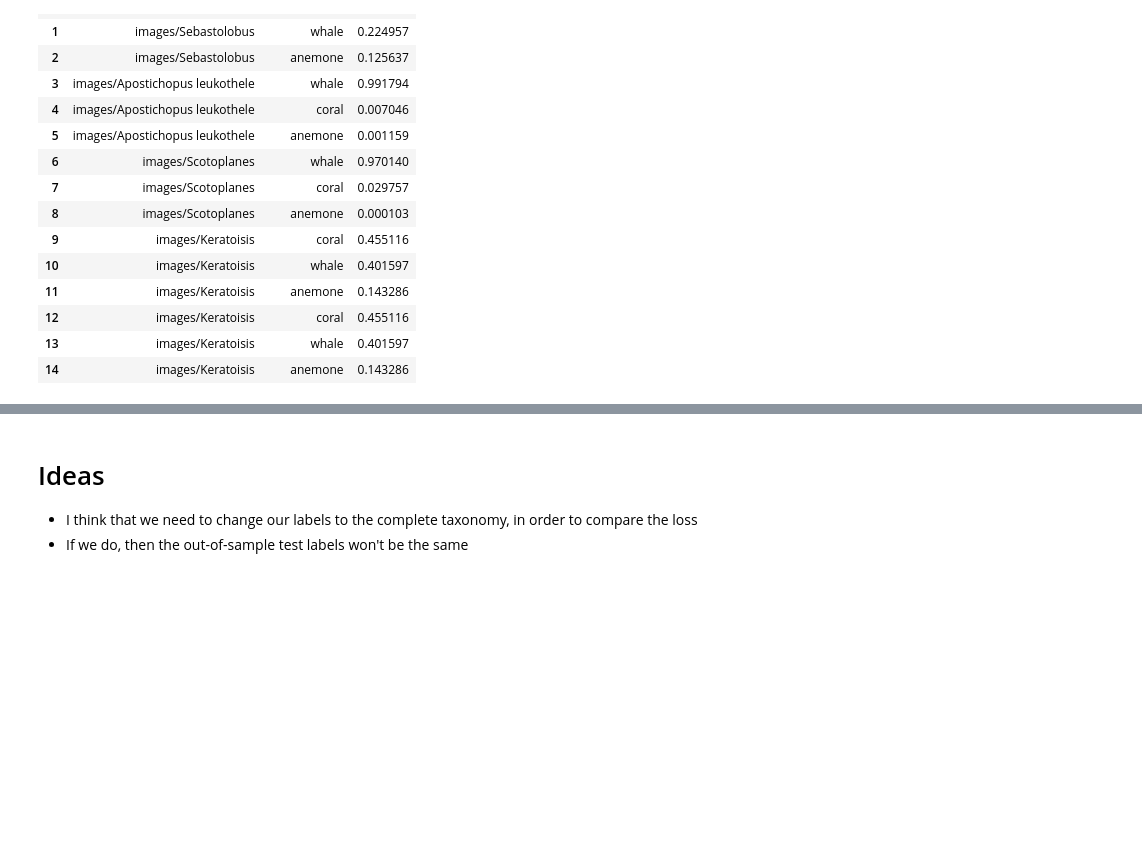
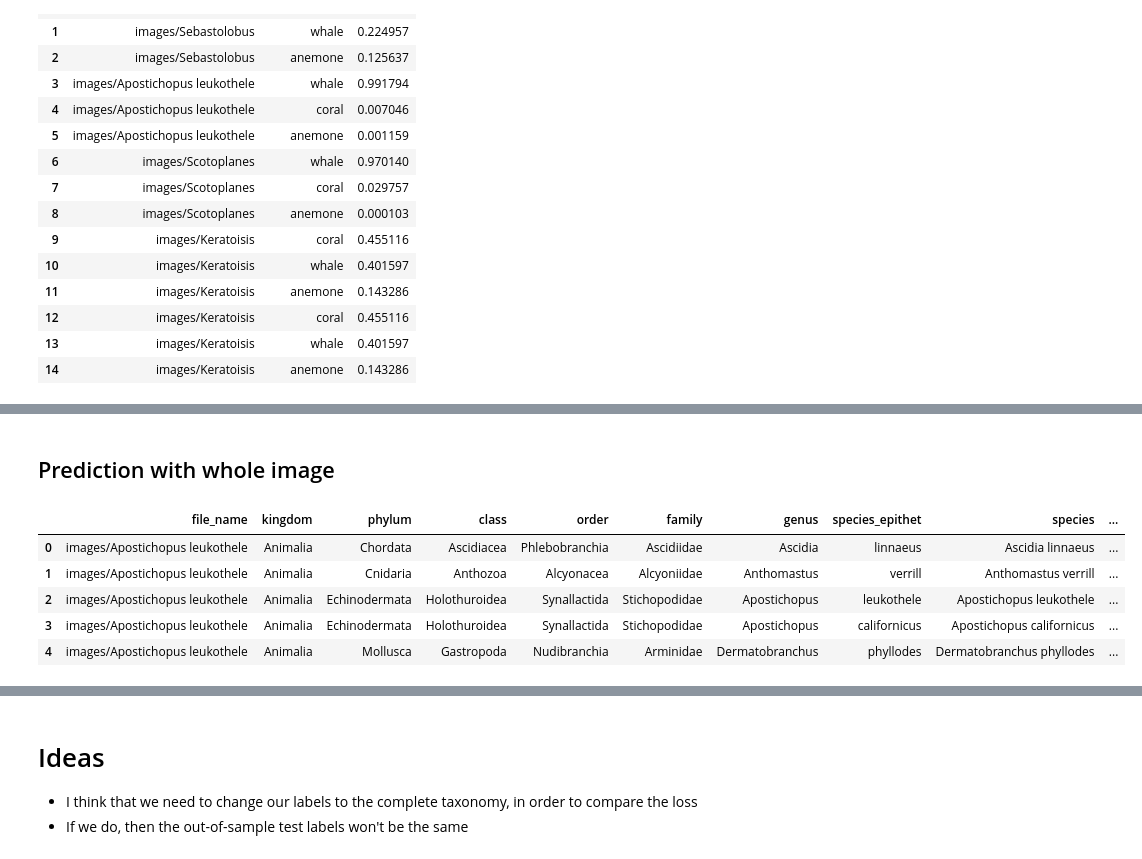
Before and after one commit to JulianaGomez/fathomnet2025, a Jupyter notebook: bioclip-test.ipynb, the cells around one changed output, grey strips where cells are left out. Drawn from its saved outputs; the diff is of its cells as text; code cells hidden in the pictures; blank space fills up the shorter version.

```diff
--- a/bioclip-test.ipynb
+++ b/bioclip-test.ipynb
@@ -153,0 +207,19 @@ df_custom
+# %% [markdown]
+## Prediction with whole image
+# %%
+# whole image
+classifier = TreeOfLifeClassifier(device='cpu')
+
+# create a dictionary with predictions that includes whole taxonomy plus score
+prediction_ary = classifier.predict(example_image_path, rank=Rank.SPECIES)
+
+# turn into pandas dataframe for ease of use
+df_species = pd.DataFrame(prediction_ary)
+df_species
+# %% [output]
+|  | file_name | kingdom | phylum | class | order | family | genus | species_epithet | species | ... |
+| 0 | images/Apostichopus leukothele | Animalia | Chordata | Ascidiacea | Phlebobranchia | Ascidiidae | Ascidia | linnaeus | Ascidia linnaeus | ... |
+| 1 | images/Apostichopus leukothele | Animalia | Cnidaria | Anthozoa | Alcyonacea | Alcyoniidae | Anthomastus | verrill | Anthomastus verrill | ... |
+| 2 | images/Apostichopus leukothele | Animalia | Echinodermata | Holothuroidea | Synallactida | Stichopodidae | Apostichopus | leukothele | Apostichopus leukothele | ... |
+| 3 | images/Apostichopus leukothele | Animalia | Echinodermata | Holothuroidea | Synallactida | Stichopodidae | Apostichopus | californicus | Apostichopus californicus | ... |
+| 4 | images/Apostichopus leukothele | Animalia | Mollusca | Gastropoda | Nudibranchia | Arminidae | Dermatobranchus | phyllodes | Dermatobranchus phyllodes | ... |
```
Also changed, not shown: parts of 10 cells of this notebook.
